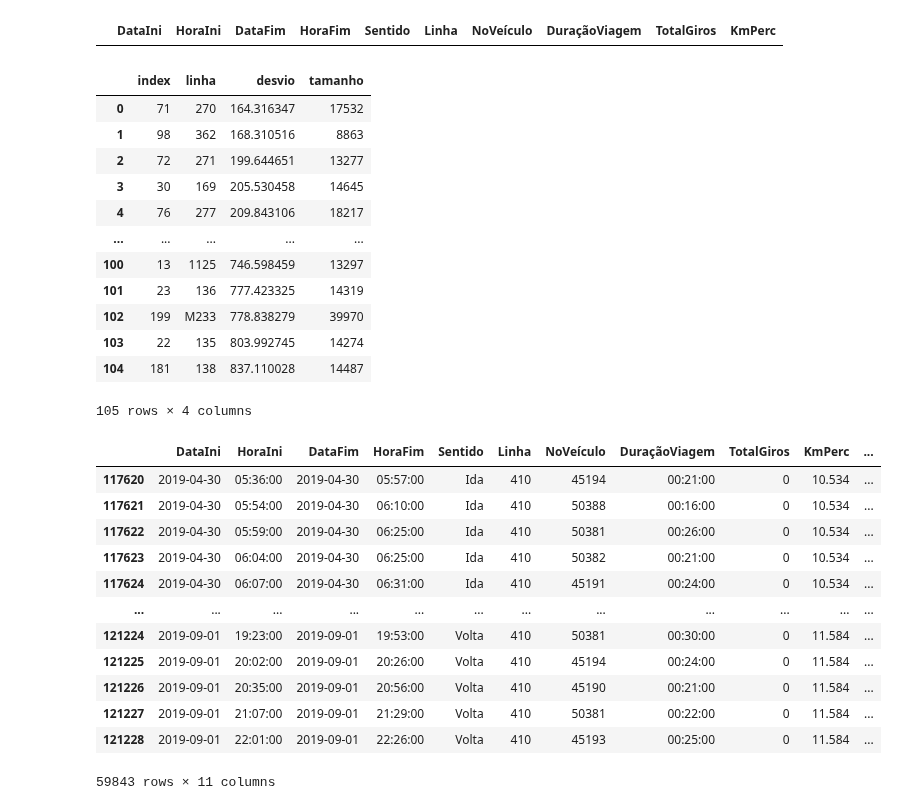
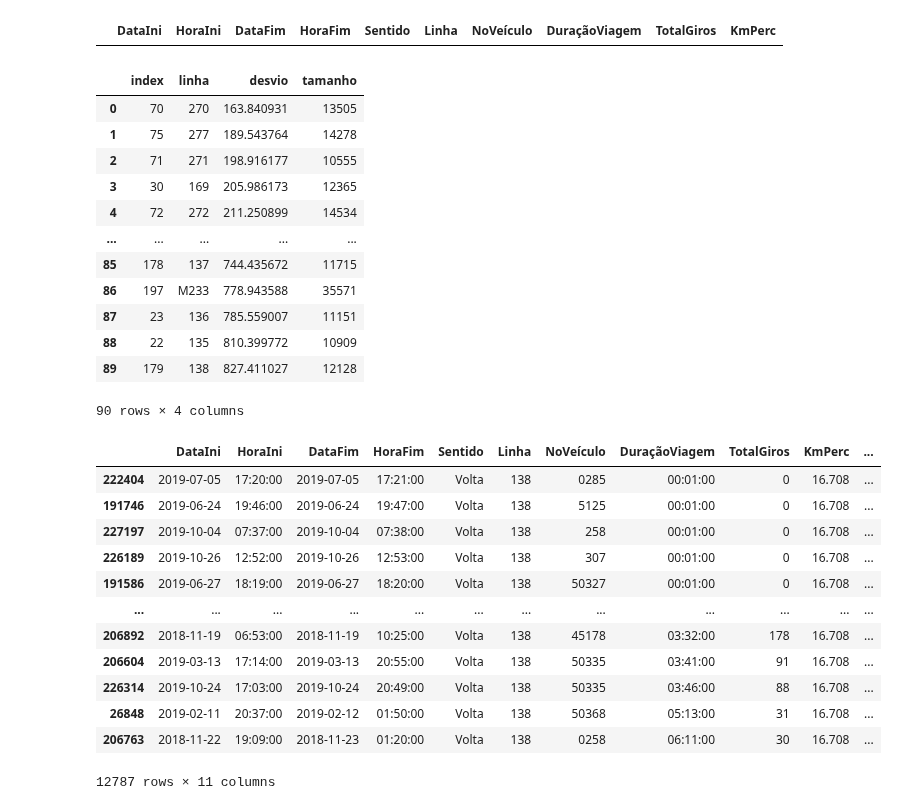
Before and after one commit to LeonardoVillamarin/TCC-Previsor_viagens_onibus, a Jupyter notebook: Final/TratamentoFloripa/tratamento_floripa.ipynb, the cells around one changed output. Drawn from its saved outputs; the diff is of its cells as text; code cells hidden in the pictures.

```diff
--- a/Final/TratamentoFloripa/tratamento_floripa.ipynb
+++ b/Final/TratamentoFloripa/tratamento_floripa.ipynb
@@ -37,12 +37,12 @@ df.loc[df['Linha'].isin(['608','606','310','7220'])]
 # %%
 # Função para converter o tempo em segundos
 def time_to_seconds(time_str):
-    #time_obj = dt.datetime.strptime(time_str, "%H:%M:%S")
     timedelta_obj = dt.timedelta(hours=time_str.hour, minutes=time_str.minute, seconds=time_str.second)
     return timedelta_obj.total_seconds()
 
 # Aplicar a função à coluna 'Time' e criar uma nova coluna 'Seconds'
 df['Segundos'] = df['DuraçãoViagem'].apply(time_to_seconds)
+df.drop(df.loc[df["Segundos"] == 0].index,inplace=True)
 # %%
 linhas = df['Linha'].unique()
 # %%
@@ -72,35 +72,35 @@ df3 = df3.sort_values('desvio').reset_index()
 df3
 # %% [output]
 |  | index | linha | desvio | tamanho |
-| 0 | 71 | 270 | 164.316347 | 17532 |
-| 1 | 98 | 362 | 168.310516 | 8863 |
-| 2 | 72 | 271 | 199.644651 | 13277 |
-| 3 | 30 | 169 | 205.530458 | 14645 |
-| 4 | 76 | 277 | 209.843106 | 18217 |
+| 0 | 70 | 270 | 163.840931 | 13505 |
+| 1 | 75 | 277 | 189.543764 | 14278 |
+| 2 | 71 | 271 | 198.916177 | 10555 |
+| 3 | 30 | 169 | 205.986173 | 12365 |
+| 4 | 72 | 272 | 211.250899 | 14534 |
 | ... | ... | ... | ... | ... |
-| 100 | 13 | 1125 | 746.598459 | 13297 |
-| 101 | 23 | 136 | 777.423325 | 14319 |
-| 102 | 199 | M233 | 778.838279 | 39970 |
-| 103 | 22 | 135 | 803.992745 | 14274 |
-| 104 | 181 | 138 | 837.110028 | 14487 |
+| 85 | 178 | 137 | 744.435672 | 11715 |
+| 86 | 197 | M233 | 778.943588 | 35571 |
+| 87 | 23 | 136 | 785.559007 | 11151 |
+| 88 | 22 | 135 | 810.399772 | 10909 |
+| 89 | 179 | 138 | 827.411027 | 12128 |
-105 rows × 4 columns
+90 rows × 4 columns
 # %%
-rota = df.loc[df['Linha'] == '410']
+rota = df.loc[df['Linha'] == '138']
 limite_superior,limite_inferior = outlier_metric(rota['Segundos'])
-rota = rota.loc[(rota['Segundos'] < limite_superior) & (rota['Segundos'] > limite_inferior)]
-rota
+#rota = rota.loc[(rota['Segundos'] < limite_superior) & (rota['Segundos'] > limite_inferior)]
+rota.sort_values(by='Segundos')
 # %% [output]
 |  | DataIni | HoraIni | DataFim | HoraFim | Sentido | Linha | NoVeículo | DuraçãoViagem | TotalGiros | KmPerc | ... |
-| 117620 | 2019-04-30 | 05:36:00 | 2019-04-30 | 05:57:00 | Ida | 410 | 45194 | 00:21:00 | 0 | 10.534 | ... |
-| 117621 | 2019-04-30 | 05:54:00 | 2019-04-30 | 06:10:00 | Ida | 410 | 50388 | 00:16:00 | 0 | 10.534 | ... |
-| 117622 | 2019-04-30 | 05:59:00 | 2019-04-30 | 06:25:00 | Ida | 410 | 50381 | 00:26:00 | 0 | 10.534 | ... |
-| 117623 | 2019-04-30 | 06:04:00 | 2019-04-30 | 06:25:00 | Ida | 410 | 50382 | 00:21:00 | 0 | 10.534 | ... |
-| 117624 | 2019-04-30 | 06:07:00 | 2019-04-30 | 06:31:00 | Ida | 410 | 45191 | 00:24:00 | 0 | 10.534 | ... |
+| 222404 | 2019-07-05 | 17:20:00 | 2019-07-05 | 17:21:00 | Volta | 138 | 0285 | 00:01:00 | 0 | 16.708 | ... |
+| 191746 | 2019-06-24 | 19:46:00 | 2019-06-24 | 19:47:00 | Volta | 138 | 5125 | 00:01:00 | 0 | 16.708 | ... |
+| 227197 | 2019-10-04 | 07:37:00 | 2019-10-04 | 07:38:00 | Volta | 138 | 258 | 00:01:00 | 0 | 16.708 | ... |
+| 226189 | 2019-10-26 | 12:52:00 | 2019-10-26 | 12:53:00 | Volta | 138 | 307 | 00:01:00 | 0 | 16.708 | ... |
+| 191586 | 2019-06-27 | 18:19:00 | 2019-06-27 | 18:20:00 | Volta | 138 | 50327 | 00:01:00 | 0 | 16.708 | ... |
 | ... | ... | ... | ... | ... | ... | ... | ... | ... | ... | ... | ... |
-| 121224 | 2019-09-01 | 19:23:00 | 2019-09-01 | 19:53:00 | Volta | 410 | 50381 | 00:30:00 | 0 | 11.584 | ... |
-| 121225 | 2019-09-01 | 20:02:00 | 2019-09-01 | 20:26:00 | Volta | 410 | 45194 | 00:24:00 | 0 | 11.584 | ... |
-| 121226 | 2019-09-01 | 20:35:00 | 2019-09-01 | 20:56:00 | Volta | 410 | 45190 | 00:21:00 | 0 | 11.584 | ... |
-| 121227 | 2019-09-01 | 21:07:00 | 2019-09-01 | 21:29:00 | Volta | 410 | 50381 | 00:22:00 | 0 | 11.584 | ... |
-| 121228 | 2019-09-01 | 22:01:00 | 2019-09-01 | 22:26:00 | Volta | 410 | 45193 | 00:25:00 | 0 | 11.584 | ... |
+| 206892 | 2018-11-19 | 06:53:00 | 2018-11-19 | 10:25:00 | Volta | 138 | 45178 | 03:32:00 | 178 | 16.708 | ... |
+| 206604 | 2019-03-13 | 17:14:00 | 2019-03-13 | 20:55:00 | Volta | 138 | 50335 | 03:41:00 | 91 | 16.708 | ... |
+| 226314 | 2019-10-24 | 17:03:00 | 2019-10-24 | 20:49:00 | Volta | 138 | 50335 | 03:46:00 | 88 | 16.708 | ... |
+| 26848 | 2019-02-11 | 20:37:00 | 2019-02-12 | 01:50:00 | Volta | 138 | 50368 | 05:13:00 | 31 | 16.708 | ... |
+| 206763 | 2018-11-22 | 19:09:00 | 2018-11-23 | 01:20:00 | Volta | 138 | 0258 | 06:11:00 | 30 | 16.708 | ... |
-59843 rows × 11 columns
+12787 rows × 11 columns
 # %%
```
Also changed, not shown: parts of 6 cells of this notebook.
